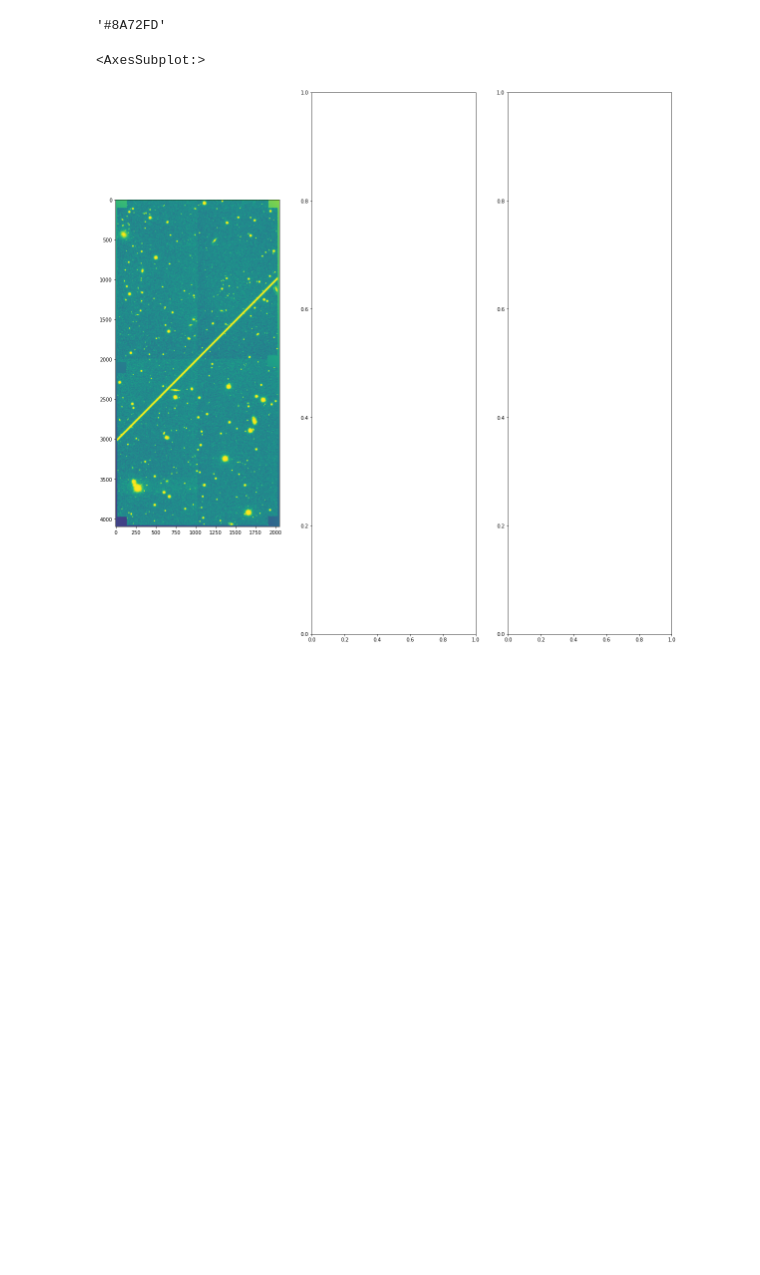
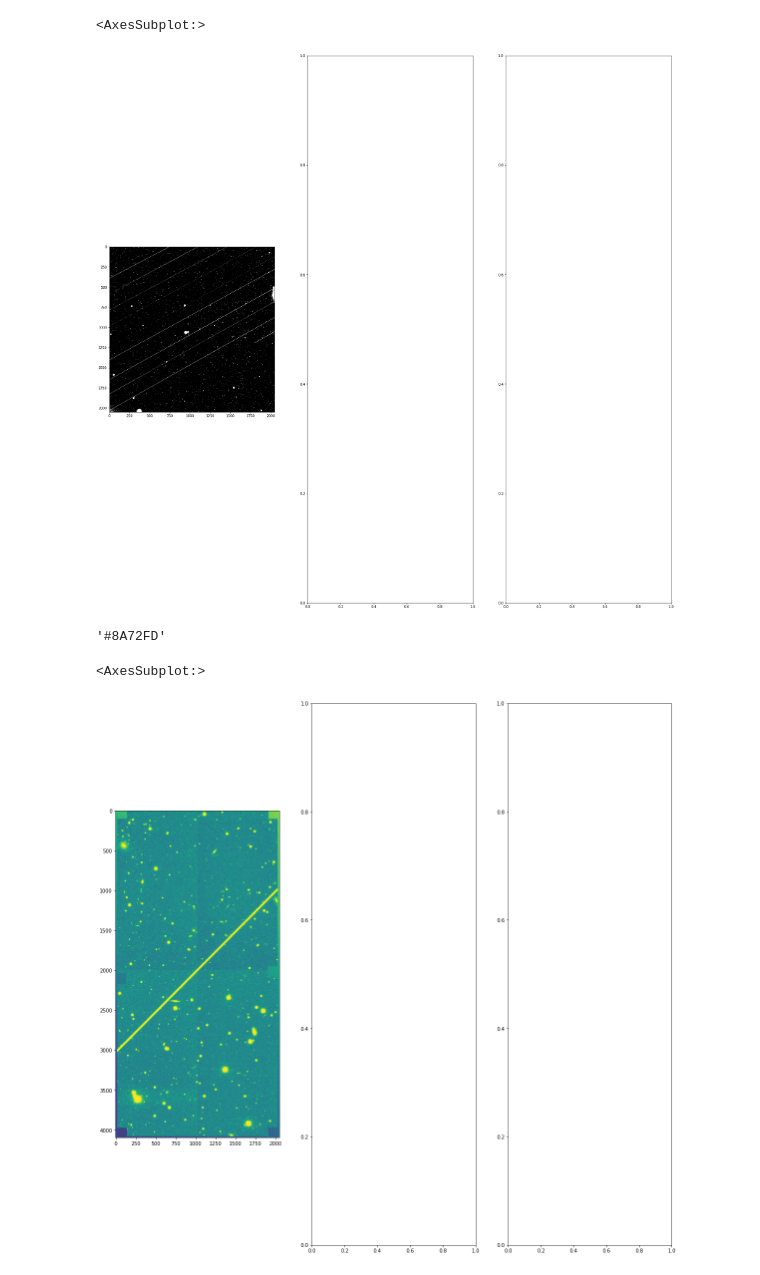
Before and after one commit to uwescience/satmetrics, a Jupyter notebook: presentation_plots.ipynb, the cells around one changed output. Saved outputs shown, nothing was run; the diff lists cells and outputs as text; code cells hidden in the pictures; blank space fills up the shorter version.

```diff
--- a/presentation_plots.ipynb
+++ b/presentation_plots.ipynb
@@ -101,0 +107,7 @@ for i in range(len(cart_coords)):
+# %%
+fig, axes = plt.subplots(1, 3, figsize=(30, 30))
+
+ld.show(results_ht['Blurred Image'], ax=axes[0], cmap='gray')
+# %% [output]
+<AxesSubplot:>
+[figure, added]
```
Also changed, not shown: parts of 5 cells of this notebook.
